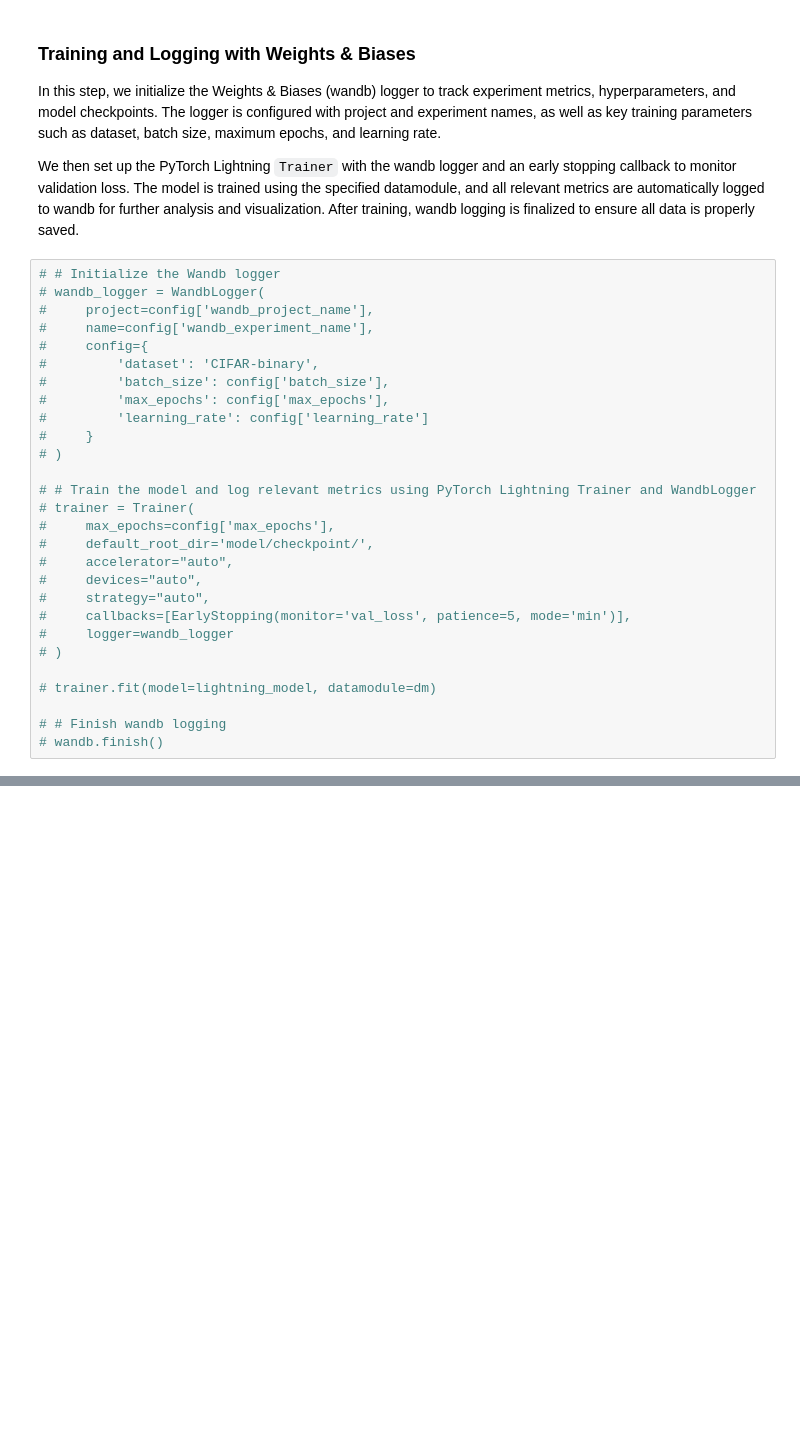
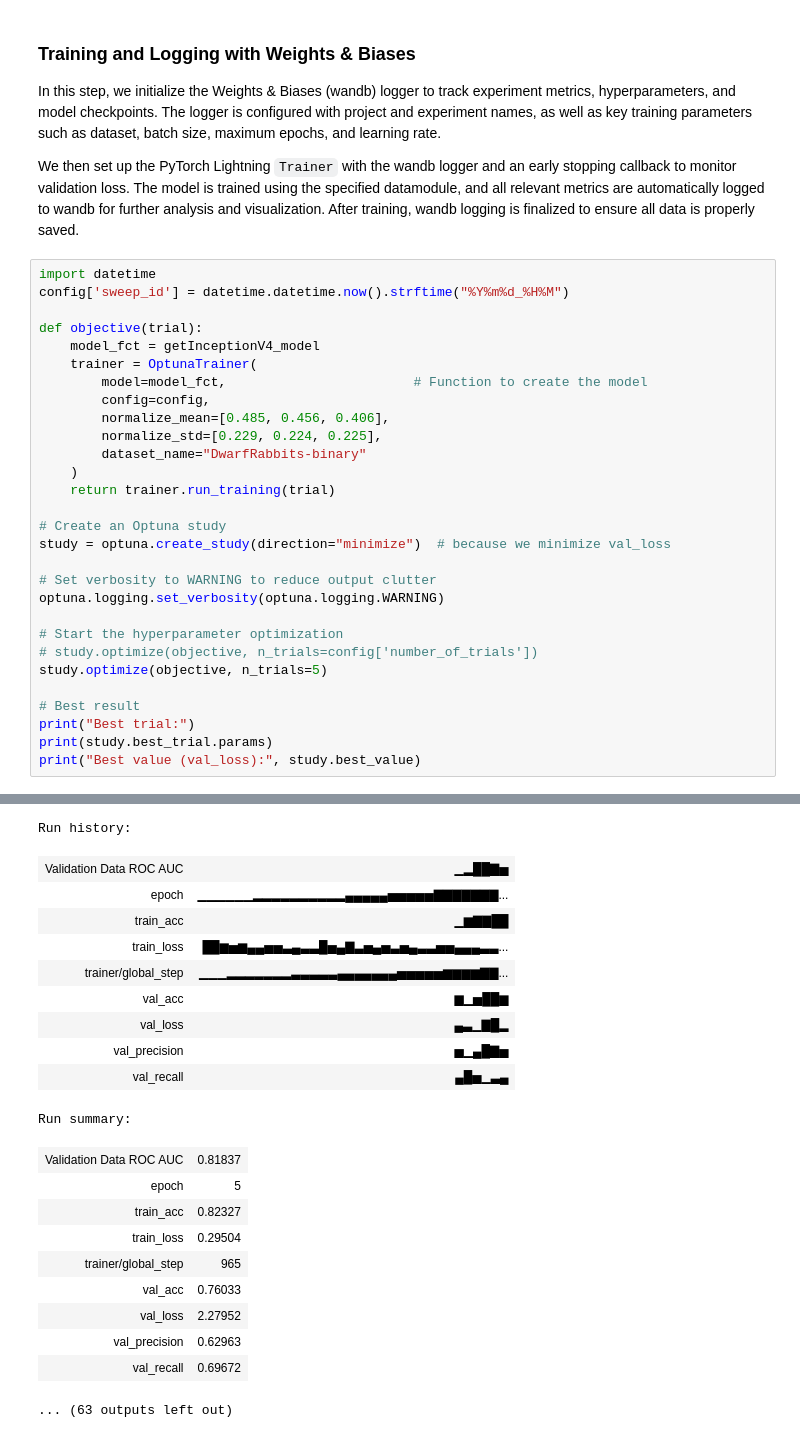
Before and after one commit to lukpausr/HKA_VDKI, a Jupyter notebook: main transferlearning.ipynb, the cells around one changed output, grey strips where cells are left out. Cells and saved outputs as stored; diff of their text form; blank space fills up the shorter version.

```diff
--- a/main transferlearning.ipynb
+++ b/main transferlearning.ipynb
@@ -667,30 +374,32 @@ In this step, we initialize the Weights & Biases (wandb) logger to track experim
 
 We then set up the PyTorch Lightning `Trainer` with the wandb logger and an early stopping callback to monitor validation loss. The model is trained using the specified datamodule, and all relevant metrics are automatically logged to wandb for further analysis and visualization. After training, wandb logging is finalized to ensure all data is properly saved.
 # %%
-# # Initialize the Wandb logger
-# wandb_logger = WandbLogger(
-#     project=config['wandb_project_name'],
-#     name=config['wandb_experiment_name'],
-#     config={
-#         'dataset': 'CIFAR-binary',
-#         'batch_size': config['batch_size'],
-#         'max_epochs': config['max_epochs'],
-#         'learning_rate': config['learning_rate']
-#     }
-# )
+import datetime
+config['sweep_id'] = datetime.datetime.now().strftime("%Y%m%d_%H%M")
 
-# # Train the model and log relevant metrics using PyTorch Lightning Trainer and WandbLogger
-# trainer = Trainer(
-#     max_epochs=config['max_epochs'],
-#     default_root_dir='model/checkpoint/',
-#     accelerator="auto",
-#     devices="auto",
-#     strategy="auto",
-#     callbacks=[EarlyStopping(monitor='val_loss', patience=5, mode='min')],
-#     logger=wandb_logger
-# )
+def objective(trial):
+    model_fct = getInceptionV4_model
+    trainer = OptunaTrainer(
+        model=model_fct,                        # Function to create the model
+        config=config,
+        normalize_mean=[0.485, 0.456, 0.406],
+        normalize_std=[0.229, 0.224, 0.225],
+        dataset_name="DwarfRabbits-binary"
+    )
+    return trainer.run_training(trial)
 
-# trainer.fit(model=lightning_model, datamodule=dm)
+# Create an Optuna study
+study = optuna.create_study(direction="minimize")  # because we minimize val_loss
 
-# # Finish wandb logging
-# wandb.finish()
+# Set verbosity to WARNING to reduce output clutter
+optuna.logging.set_verbosity(optuna.logging.WARNING)
+
+# Start the hyperparameter optimization
+# study.optimize(objective, n_trials=config['number_of_trials'])
+study.optimize(objective, n_trials=5)
+
+# Best result
+print("Best trial:")
+print(study.best_trial.params)
+print("Best value (val_loss):", study.best_value)
+# %% [output]
@@ -696,0 +438,21 @@ We then set up the PyTorch Lightning `Trainer` with the wandb logger and an earl
+Run history:
+| Validation Data ROC AUC | ▁▂██▇▅ |
+| epoch | ▁▁▁▁▁▁▂▂▂▂▂▂▂▂▂▂▄▄▄▄▄▅▅▅▅▅▇▇▇▇▇▇▇... |
+| train_acc | ▁▆▇▇██ |
+| train_loss | ██▆▅▆▄▄▅▅▃▄▃▃█▅▄▇▃▅▄▅▃▅▄▃▃▅▅▄▄▄▃▃... |
+| trainer/global_step | ▁▁▁▂▂▂▂▂▂▂▃▃▃▃▃▄▄▄▄▄▄▄▅▅▅▅▅▆▆▆▆▇▇... |
+| val_acc | ▆▁▅██▆ |
+| val_loss | ▄▃▁▇█▂ |
+| val_precision | ▅▁▄█▇▅ |
+| val_recall | ▄█▅▁▃▄ |
+Run summary:
+| Validation Data ROC AUC | 0.81837 |
+| epoch | 5 |
+| train_acc | 0.82327 |
+| train_loss | 0.29504 |
+| trainer/global_step | 965 |
+| val_acc | 0.76033 |
+| val_loss | 2.27952 |
+| val_precision | 0.62963 |
+| val_recall | 0.69672 |
+... (63 outputs left out)
```
Also changed, not shown: parts of 19 cells of this notebook, 4 other files.
